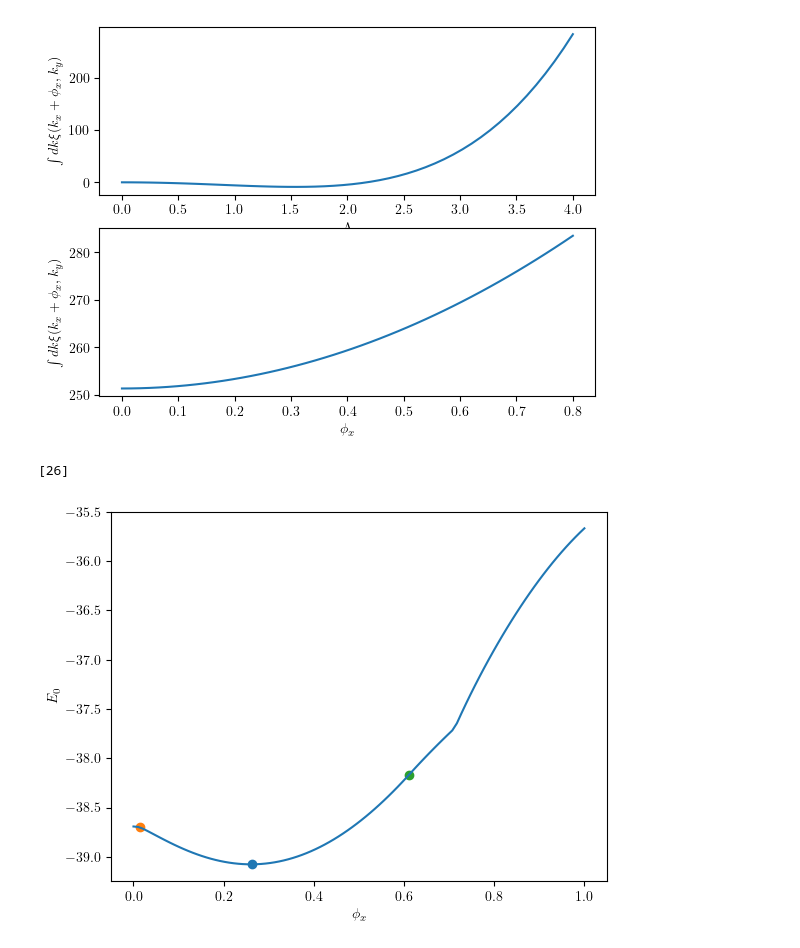
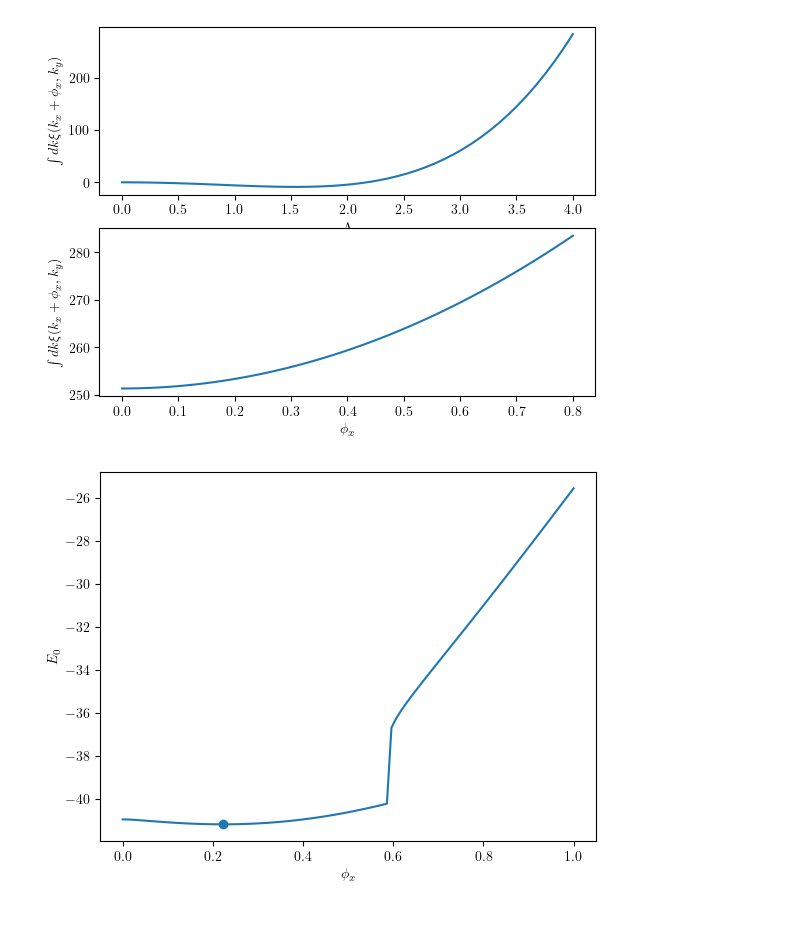
Before and after one commit to gabriel-rodriguez-ruiz/bilayer, a Jupyter notebook: Monolayer.ipynb, the cells around one changed output. Saved outputs shown, nothing was run; the diff lists cells and outputs as text; code cells hidden in the pictures; blank space fills up the shorter version.

```diff
--- a/Monolayer.ipynb
+++ b/Monolayer.ipynb
@@ -50,8 +50,8 @@ k_x_values = np.linspace(-np.pi, np.pi, 1000)
 k_y = 0
 mu = 3
 Delta = 1.
-B = 1.5
-phi_x = 0.77
+B = 0.9 * Delta
+phi_x = 0.2
 Energies = get_Energies(k_x_values, [k_y], mu, B, Delta, phi_x)
 Analytic_Energies = get_Analytic_Energy(k_x_values, k_y, mu, B, Delta, phi_x)
 
@@ -63,7 +63,7 @@ ax.set_xlabel(r"$k_x$")
 ax.set_ylabel(r"$E(k_x)$")
 ax.set_title(r"$k_y=$" + f"{k_y:2}"
              + r"; $\mu=$ " + f"{mu:2}"
-             + r"; $B=$ " + f"{B:.2}"
+             + r"; $B=$ " + f"{B:.3}"
              + r"; $\Delta=$ " + f"{Delta:.2}"
              + r"; $\phi_x=$ " + f"{phi_x}"
             )
@@ -395,8 +467,9 @@ def integrand(k, mu, B, Delta, phi_x):
             integrand += 0
     return integrand
 # %%
-k = 3
-phi_x = 0.77
+k = 1.64
+B = 1.03 * Delta
+phi_x = 0.6868
 theta_values = get_theta(k, mu, B, Delta, phi_x)
 roots = get_critical_points(mu, B, Delta, phi_x)
 print(theta_values)
@@ -443,8 +517,13 @@ def get_fundamental_energy(phi_x, mu, B, Delta):
     if phi_x == 0:
         return scipy.integrate.quad(integrand, 0, cut_off, args=(mu, B, Delta, phi_x))
     else:
-        points = np.linalg.norm(get_critical_points(mu, B, Delta, phi_x), axis=1)
-        return scipy.integrate.quad(integrand, 0, cut_off, args=(mu, B, Delta, phi_x), points=points)
+        roots = get_critical_points(mu, B, Delta, phi_x)
+        if list(roots):
+            points = np.linalg.norm(get_critical_points(mu, B, Delta, phi_x), axis=1)
+            return scipy.integrate.quad(integrand, 0, cut_off, args=(mu, B, Delta, phi_x), points=points)
+        else:
+            return scipy.integrate.quad(integrand, 0, cut_off, args=(mu, B, Delta, phi_x))
+
 def get_fundamental_energy_vs_phi_x(phi_x_values, mu, B, Delta):
     E = np.zeros_like(phi_x_values)
     error = np.zeros_like(phi_x_values)
@@ -456,7 +535,7 @@ def get_fundamental_energy_vs_phi_x(phi_x_values, mu, B, Delta):
 cut_off = 4
 mu = 3
 Delta = 1
-B = 2 * Delta
+B = 0.5 * Delta
 phi_x_values = np.linspace(0, 0.6)
 E, error = get_fundamental_energy_vs_phi_x(phi_x_values, mu, B, Delta)
 fig, ax = plt.subplots()
@@ -490,37 +569,37 @@ plt.show()
 from scipy.signal import find_peaks
 
 def get_total_fundamental_energy_vs_phi_x(phi_x_values, mu, B, Delta, cut_off):
     E = np.zeros_like(phi_x_values)
     error = np.zeros_like(phi_x_values)
     for i, phi_x in enumerate(phi_x_values):
         #print(phi_x)
         E[i], error[i] = get_fundamental_energy(phi_x, mu, B, Delta)
         E[i] = E[i] + 2*np.pi * (cut_off**4/4 + (phi_x**2 - mu) * cut_off**2/2 )
     return E, error
 
-cut_off = 5
+cut_off = 10
 mu = 3.
 Delta = 1
-B = 1.05 * Delta
+B = 0.99 * Delta
 phi_x_values = np.linspace(0, 1, 100)
 
 E, error = get_total_fundamental_energy_vs_phi_x(phi_x_values, mu, B, Delta, cut_off)
 
 minima, _ = find_peaks(-E)
 
 fig, ax = plt.subplots()
 ax.plot(phi_x_values, E)
 ax.scatter(phi_x_values[minima], E[minima])
 ax.set_xlabel(r"$\phi_x$")
 ax.set_ylabel(r"$E_0$")
 
+"""
 Discriminant_roots = get_Discriminant_roots(mu, B, Delta)
 for r in Discriminant_roots:
     ax.scatter(r, get_total_fundamental_energy_vs_phi_x([r], mu, B, Delta, cut_off)[0])
-
+"""
 plt.show()
 # %% [output]
-[26]
-[figure, old version]
+[figure, new version]
 # %%
 def get_minima_of_energy_vs_B(phi_x_values, mu, B_values, Delta, cut_off):
```
Also changed, not shown: parts of 15 cells of this notebook.
